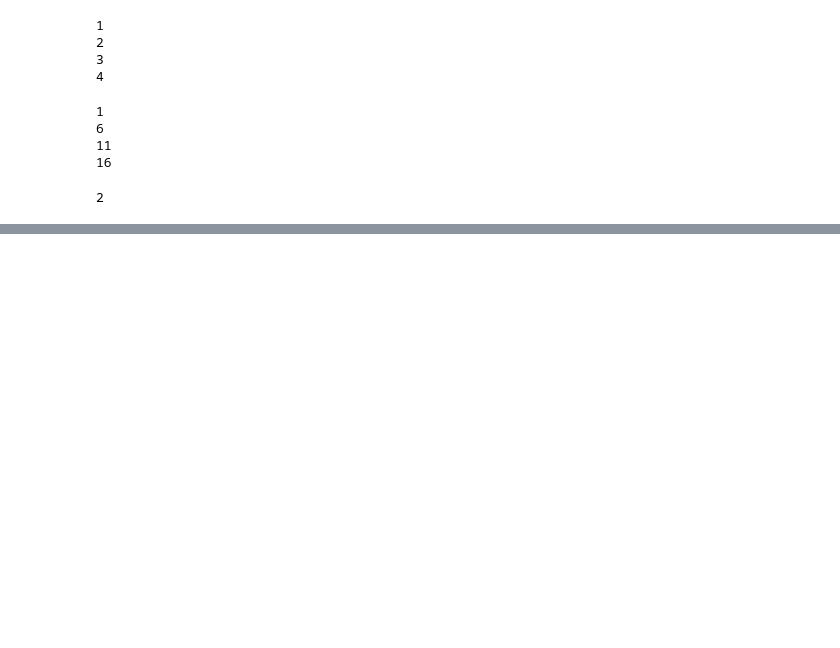
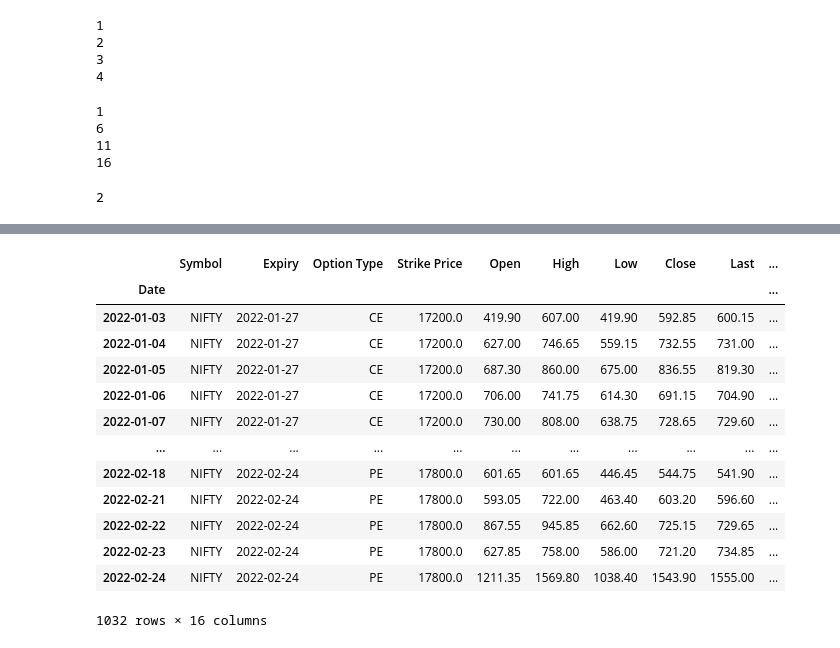
Before and after one commit to gkondayya/ACP2021, a Jupyter notebook: Python_Options_Backtest.ipynb, the cells around one changed output, grey strips where cells are left out. Drawn from its saved outputs; the diff is of its cells as text; code cells hidden in the pictures; blank space fills up the shorter version.

```diff
--- a/Python_Options_Backtest.ipynb
+++ b/Python_Options_Backtest.ipynb
@@ -164,0 +211,27 @@ sbi
+# %%
+s=date(2021,12,31)
+nifty_fut = get_history(symbol='NIFTY', start=s,end=s,index=True,futures=True,expiry_date=s)
+niftydata = nifty_fut
+nifty_opt = get_history(symbol='NIFTY', start=s,end=s,index=True,option_type='CE',strike_price=16000,expiry_date=s)
+optiondata=nifty_opt
+s= s+dt.timedelta(days=1)
+expiry = [date(2022,1,27),date(2022,2,24)]
+for x in expiry:
+  nifty_fut = get_history(symbol='NIFTY', start=s,end=x,index=True,futures=True,expiry_date=x)
+  niftydata=niftydata.append(nifty_fut)
+  high=nifty_fut['Close'].max()
+  low=nifty_fut['Close'].min()
+  # Rounding off high to nearest 100s
+  high = int((round(high/100)*100)+100)
+  low = int((round(low/100)*100)+100)
+
+  for z in range(low,high,100):
+    nifty_opt = get_history(symbol='NIFTY', start=s,end=x,index=True,option_type='CE',strike_price=z,expiry_date=x)
+    optiondata = optiondata.append(nifty_opt)
+    nifty_opt = get_history(symbol='NIFTY', start=s,end=x,index=True,option_type='PE',strike_price=z,expiry_date=x)
+    optiondata = optiondata.append(nifty_opt)
+  s = x+dt.timedelta(days=1)
+
+
+
+optiondata.tail()
@@ -164,0 +246,17 @@ sbi
+# %%
+optiondata
+# %% [output]
+|  | Symbol | Expiry | Option Type | Strike Price | Open | High | Low | Close | Last | ... |
+| Date |  |  |  |  |  |  |  |  |  | ... |
+| 2022-01-03 | NIFTY | 2022-01-27 | CE | 17200.0 | 419.90 | 607.00 | 419.90 | 592.85 | 600.15 | ... |
+| 2022-01-04 | NIFTY | 2022-01-27 | CE | 17200.0 | 627.00 | 746.65 | 559.15 | 732.55 | 731.00 | ... |
+| 2022-01-05 | NIFTY | 2022-01-27 | CE | 17200.0 | 687.30 | 860.00 | 675.00 | 836.55 | 819.30 | ... |
+| 2022-01-06 | NIFTY | 2022-01-27 | CE | 17200.0 | 706.00 | 741.75 | 614.30 | 691.15 | 704.90 | ... |
+| 2022-01-07 | NIFTY | 2022-01-27 | CE | 17200.0 | 730.00 | 808.00 | 638.75 | 728.65 | 729.60 | ... |
+| ... | ... | ... | ... | ... | ... | ... | ... | ... | ... | ... |
+| 2022-02-18 | NIFTY | 2022-02-24 | PE | 17800.0 | 601.65 | 601.65 | 446.45 | 544.75 | 541.90 | ... |
+| 2022-02-21 | NIFTY | 2022-02-24 | PE | 17800.0 | 593.05 | 722.00 | 463.40 | 603.20 | 596.60 | ... |
+| 2022-02-22 | NIFTY | 2022-02-24 | PE | 17800.0 | 867.55 | 945.85 | 662.60 | 725.15 | 729.65 | ... |
+| 2022-02-23 | NIFTY | 2022-02-24 | PE | 17800.0 | 627.85 | 758.00 | 586.00 | 721.20 | 734.85 | ... |
+| 2022-02-24 | NIFTY | 2022-02-24 | PE | 17800.0 | 1211.35 | 1569.80 | 1038.40 | 1543.90 | 1555.00 | ... |
+1032 rows × 16 columns
```
Also changed, not shown: parts of 10 cells of this notebook.
